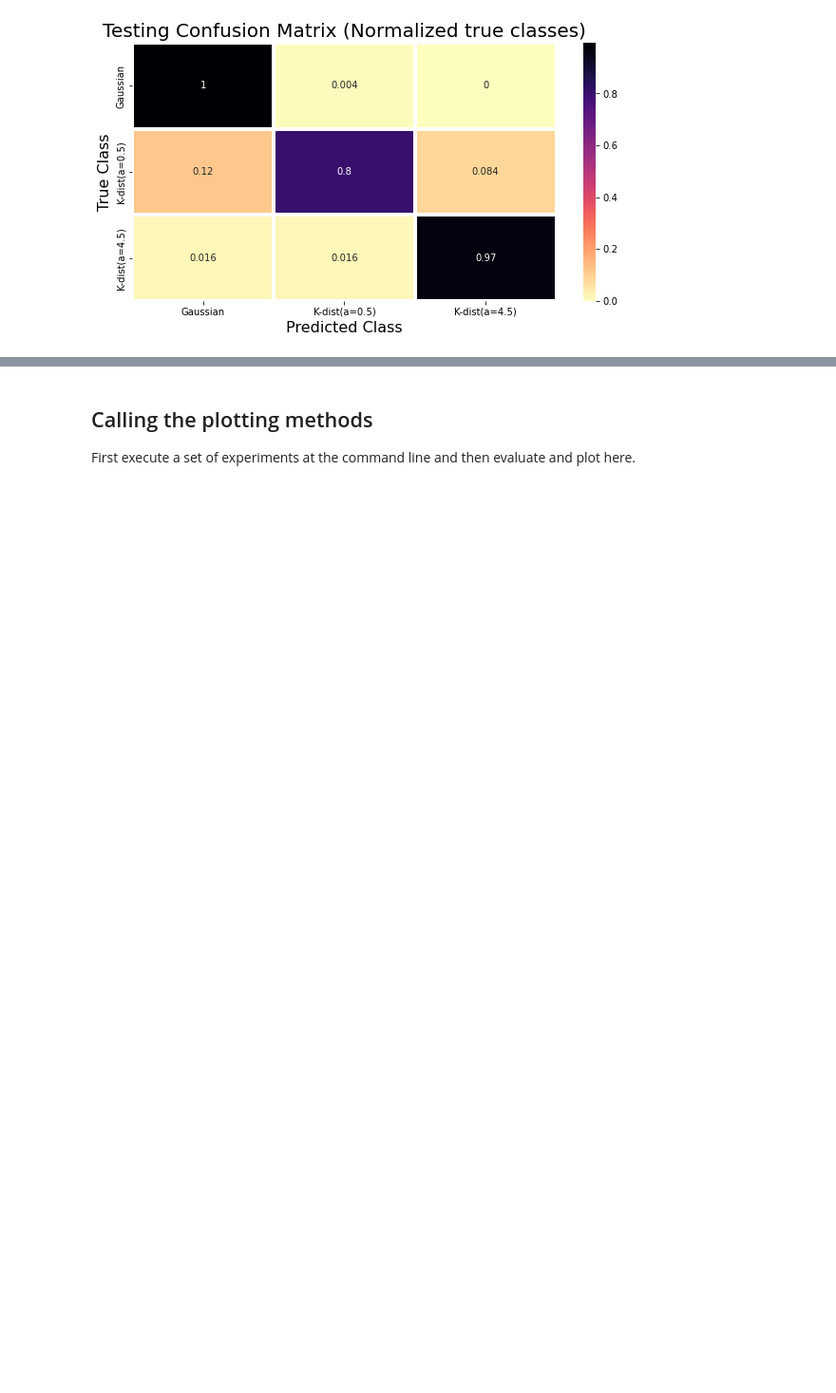
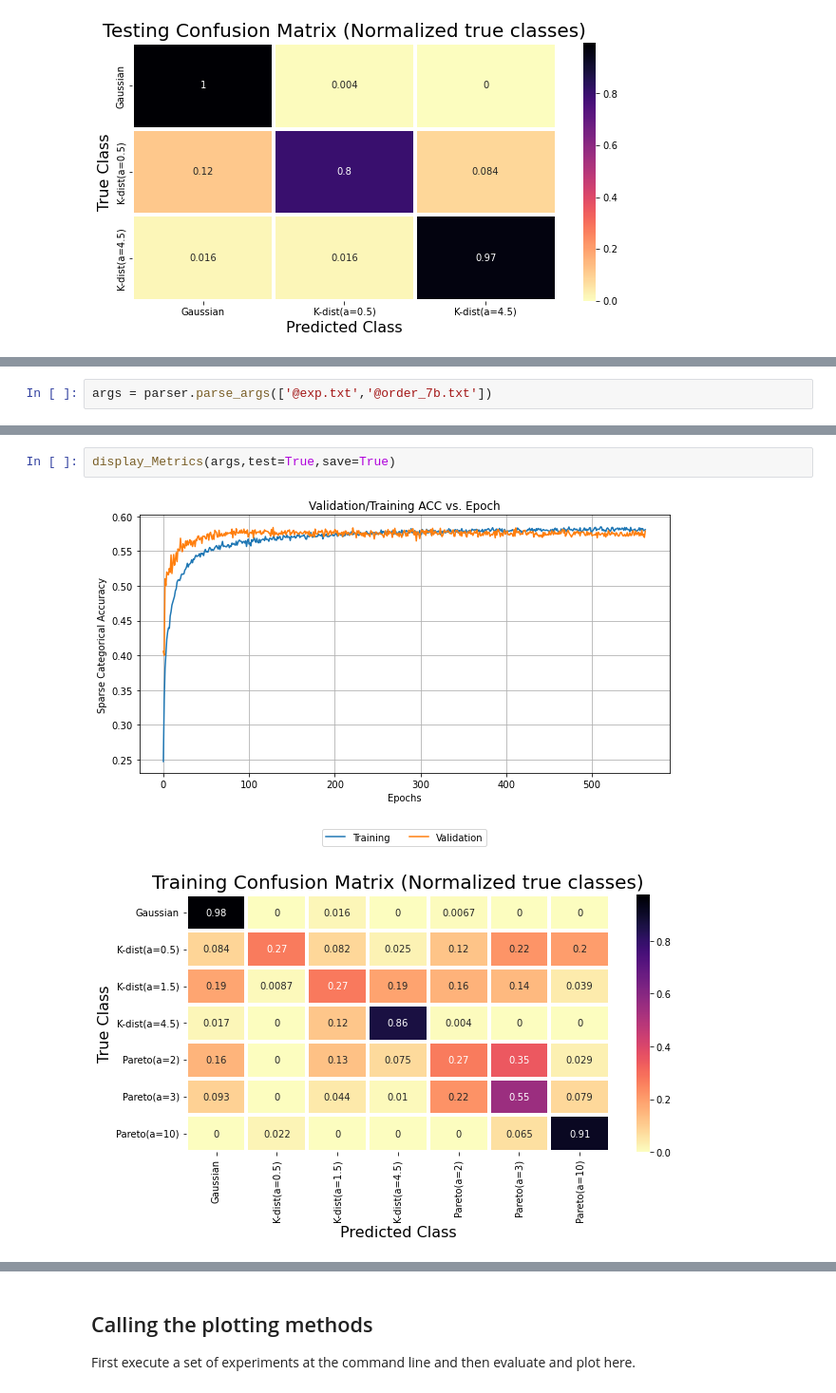
Before and after one commit to Department-70/Dynamic-CFAR, a Jupyter notebook: classifier/CFAR_run_metrics.ipynb, the cells around one changed output, grey strips where cells are left out. Shown: that part at 95% size. Cells and saved outputs as stored; diff of their text form; blank space fills up the shorter version.

```diff
--- a/classifier/CFAR_run_metrics.ipynb
+++ b/classifier/CFAR_run_metrics.ipynb
@@ -50,0 +51,2 @@ File: Class4_Data_Hist.png
+# %%
+args = parser.parse_args(['@exp.txt','@order_7b.txt'])
@@ -71 +77,6 @@ INFO:tensorflow:Assets written to: ./results/order3_Dense200_50_drop_0.100_LR_0_
 <keras.engine.functional.Functional at 0x...>
+# %%
+display_Metrics(args,test=True,save=True)
+# %% [output]
+[figure, added]
+[figure, added]
```
Also changed, not shown: parts of 5 cells of this notebook, 3 other files.
